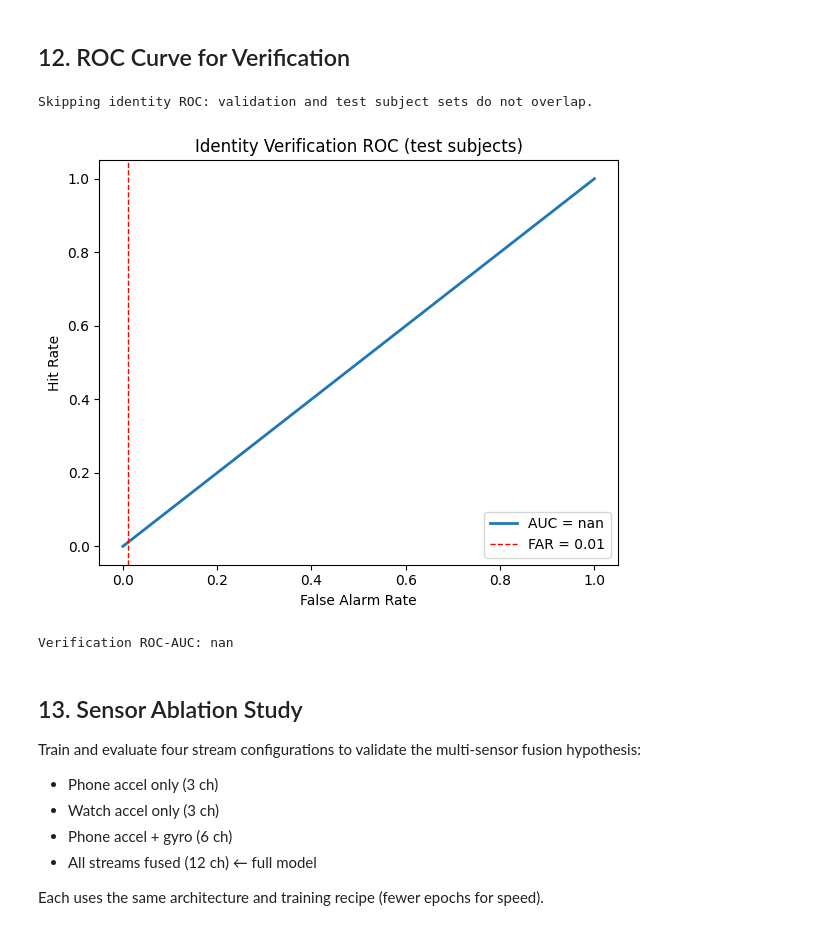
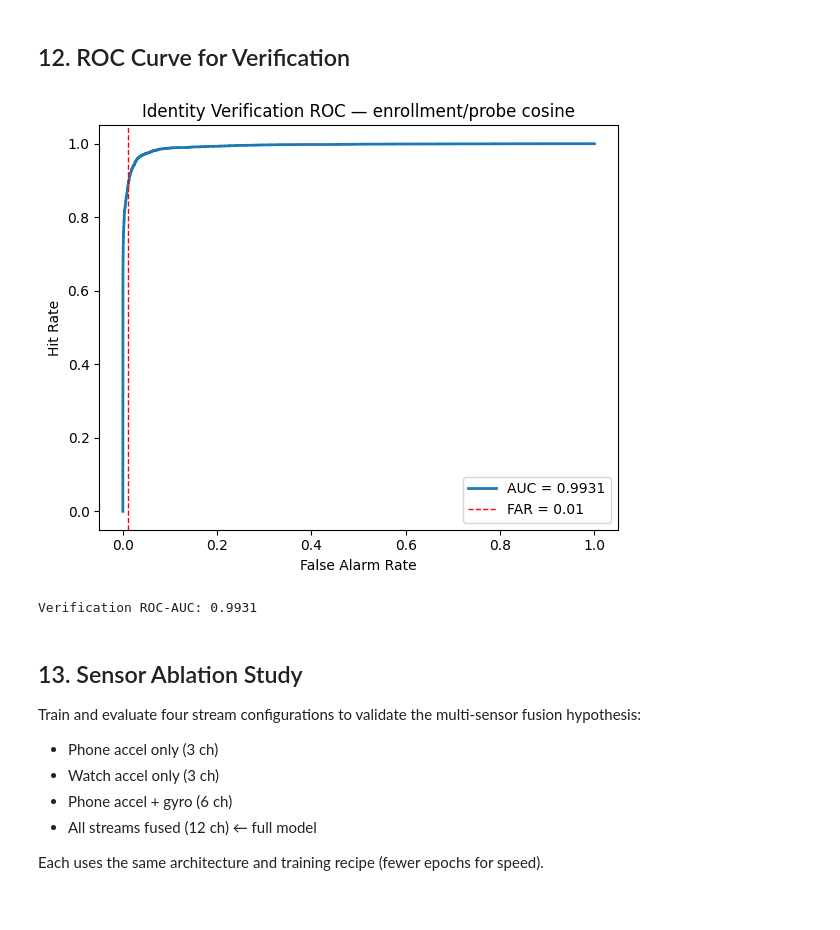
Before and after one commit to Priax/BioTemporal-HAR, a Jupyter notebook: notebooks/BioTemporal_HAR_WISDM_full.ipynb, the cells around one changed output. Drawn from its saved outputs; the diff is of its cells as text; code cells hidden in the pictures.

```diff
--- a/notebooks/BioTemporal_HAR_WISDM_full.ipynb
+++ b/notebooks/BioTemporal_HAR_WISDM_full.ipynb
@@ -906,40 +2088,24 @@ Mean hit rate : nan
 # %%
 from sklearn.metrics import roc_curve, auc
 
-# Aggregate one-vs-rest scores across all val-calibrated subjects
-ovr_scores, ovr_labels = [], []
-for cls_idx in sorted(set(val_y_sub.tolist()) & set(test_y_sub.tolist())):
-    if cls_idx not in val_y_sub:
-        continue
-    ovr_scores.extend(test_probs_sub[:, cls_idx].tolist())
-    ovr_labels.extend((test_y_sub == cls_idx).astype(int).tolist())
-
-ovr_scores = np.array(ovr_scores)
-ovr_labels = np.array(ovr_labels)
-
-if len(np.unique(ovr_labels)) < 2:
-    fpr, tpr = np.array([0.0, 1.0]), np.array([0.0, 1.0])
-    roc_auc = float("nan")
-    print("Skipping identity ROC: validation and test subject sets do not overlap.")
-else:
-    fpr, tpr, _ = roc_curve(ovr_labels, ovr_scores)
-    roc_auc = auc(fpr, tpr)
+# Aggregate enrollment/probe verification scores from the previous section.
+fpr, tpr, _ = roc_curve(verification_labels, verification_scores)
+roc_auc = auc(fpr, tpr)
 
 fig, ax = plt.subplots(figsize=(6, 5))
 ax.plot(fpr, tpr, lw=2, label=f"AUC = {roc_auc:.4f}")
 ax.axvline(TARGET_FAR, color="red", ls="--", lw=1, label=f"FAR = {TARGET_FAR}")
 ax.set_xlabel("False Alarm Rate")
 ax.set_ylabel("Hit Rate")
-ax.set_title("Identity Verification ROC (test subjects)")
+ax.set_title("Identity Verification ROC — enrollment/probe cosine")
 ax.legend()
 plt.tight_layout()
 plt.savefig(ARTIFACT_DIR / "roc_identity_verification.png", dpi=150)
 plt.show()
 print(f"Verification ROC-AUC: {roc_auc:.4f}")
 # %% [output]
+[figure, new version]
-Skipping identity ROC: validation and test subject sets do not overlap.
+Verification ROC-AUC: 0.9931
-[figure, old version]
-Verification ROC-AUC: nan
 # %% [markdown]
 ## 13. Sensor Ablation Study
 
```
Also changed, not shown: parts of 16 cells of this notebook, 1 other file.
